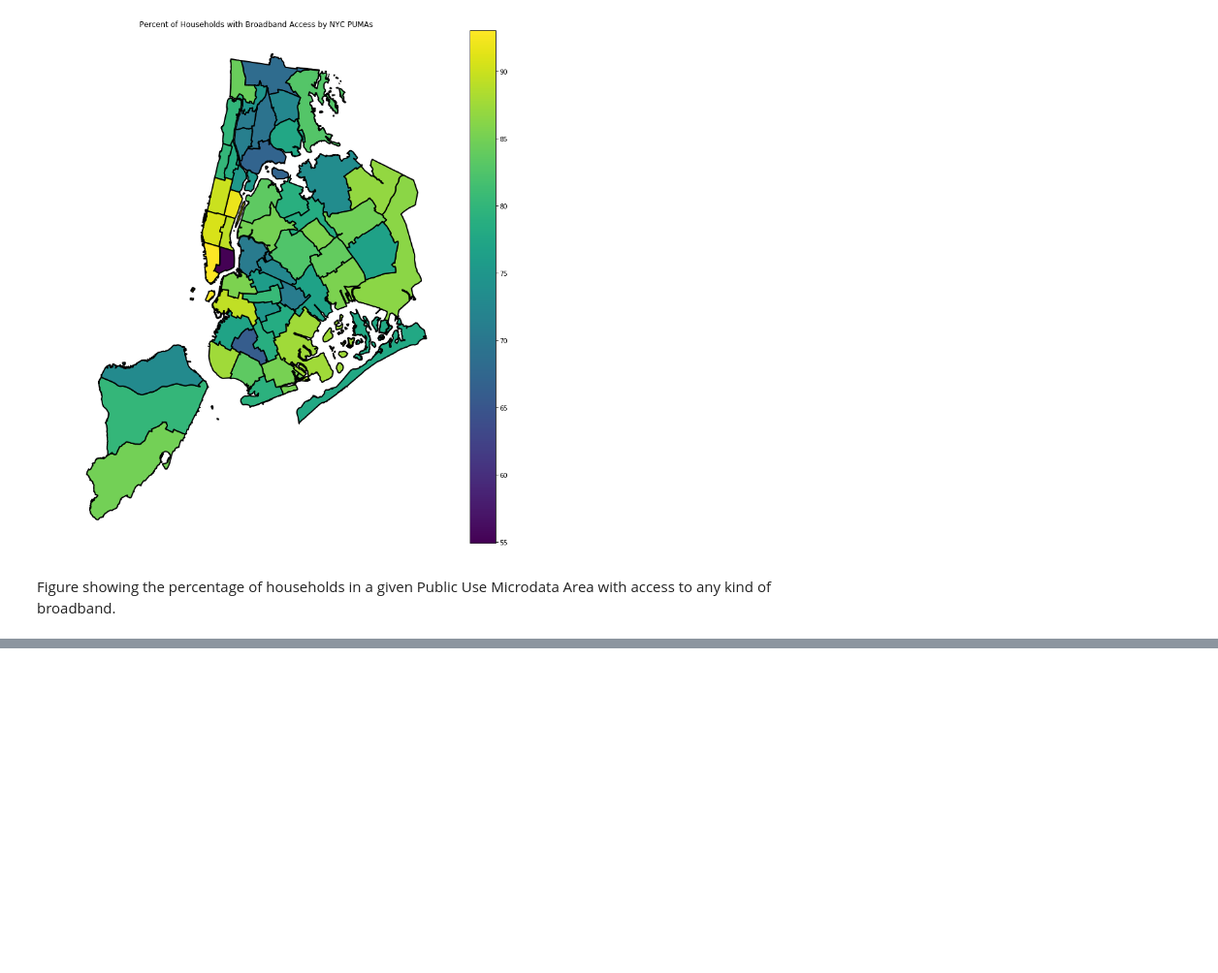
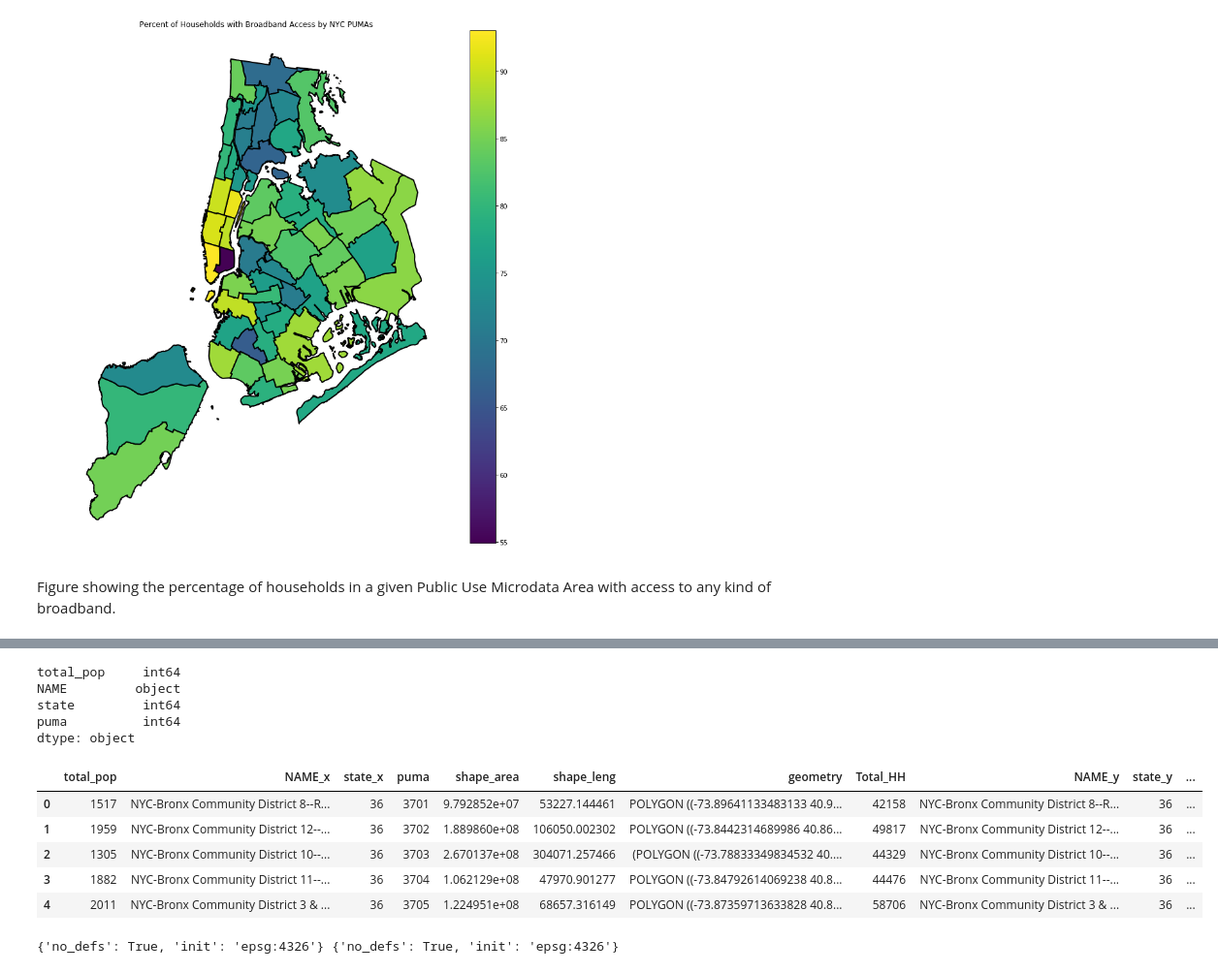
Before and after one commit to tharma3/PUI2018_mrn291, a Jupyter notebook: HW7_mrn291/Assignment_1.ipynb, the cells around one changed output, grey strips where cells are left out. Shown: that part at 97% size. Cells and saved outputs as stored; diff of their text form; code cells hidden in the pictures; blank space fills up the shorter version.

```diff
--- a/HW7_mrn291/Assignment_1.ipynb
+++ b/HW7_mrn291/Assignment_1.ipynb
@@ -350,0 +407,7 @@ Figure showing the percentage of households in a given Public Use Microdata Area
+# %%
+key_total_pop = 'B00001_001E'
+url = "https://api.census.gov/data/2016/acs/acs1?get=" + key_total_pop +\
+",NAME&for=public%20use%20microdata%20area:*&in=state:36&key=" + myAPI
+resp = requests.request('GET', url).content
+puma_pop = pd.read_csv(io.StringIO(resp.decode('utf-8').replace('[','').replace(']','')))
+puma_pop.head()
@@ -350,0 +421,30 @@ Figure showing the percentage of households in a given Public Use Microdata Area
+# %%
+puma_pop.rename(columns = {'public use microdata area':'puma', 'B00001_001E':'total_pop'}, inplace=True)
+puma_pop.drop('Unnamed: 4', axis=1, inplace=True)
+# %%
+puma_pop.dtypes
+# %% [output]
+total_pop     int64
+NAME         object
+state         int64
+puma          int64
+dtype: object
+# %%
+#merge population with puma_broadband
+puma_pop_bb = pd.merge(puma_pop, puma_broadband, on='puma')
+puma_pop_bb = gpd.GeoDataFrame(puma_pop_bb)
+puma_pop_bb.head()
+# %% [output]
+|  | total_pop | NAME_x | state_x | puma | shape_area | shape_leng | geometry | Total_HH | NAME_y | state_y | ... |
+| 0 | 1517 | NYC-Bronx Community District 8--R... | 36 | 3701 | 9.792852e+07 | 53227.144461 | POLYGON ((-73.89641133483133 40.9... | 42158 | NYC-Bronx Community District 8--R... | 36 | ... |
+| 1 | 1959 | NYC-Bronx Community District 12--... | 36 | 3702 | 1.889860e+08 | 106050.002302 | POLYGON ((-73.8442314689986 40.86... | 49817 | NYC-Bronx Community District 12--... | 36 | ... |
+| 2 | 1305 | NYC-Bronx Community District 10--... | 36 | 3703 | 2.670137e+08 | 304071.257466 | (POLYGON ((-73.78833349834532 40.... | 44329 | NYC-Bronx Community District 10--... | 36 | ... |
+| 3 | 1882 | NYC-Bronx Community District 11--... | 36 | 3704 | 1.062129e+08 | 47970.901277 | POLYGON ((-73.84792614069238 40.8... | 44476 | NYC-Bronx Community District 11--... | 36 | ... |
+| 4 | 2011 | NYC-Bronx Community District 3 & ... | 36 | 3705 | 1.224951e+08 | 68657.316149 | POLYGON ((-73.87359713633828 40.8... | 58706 | NYC-Bronx Community District 3 & ... | 36 | ... |
+# %%
+#spatial join to link_data dataframe
+#first check crs
+puma_pop_bb.crs = from_epsg(4326)
+print(puma_pop_bb.crs, link_data.crs)
+# %% [output]
+{'no_defs': True, 'init': 'epsg:4326'} {'no_defs': True, 'init': 'epsg:4326'}
```
Also changed, not shown: parts of 19 cells of this notebook.
